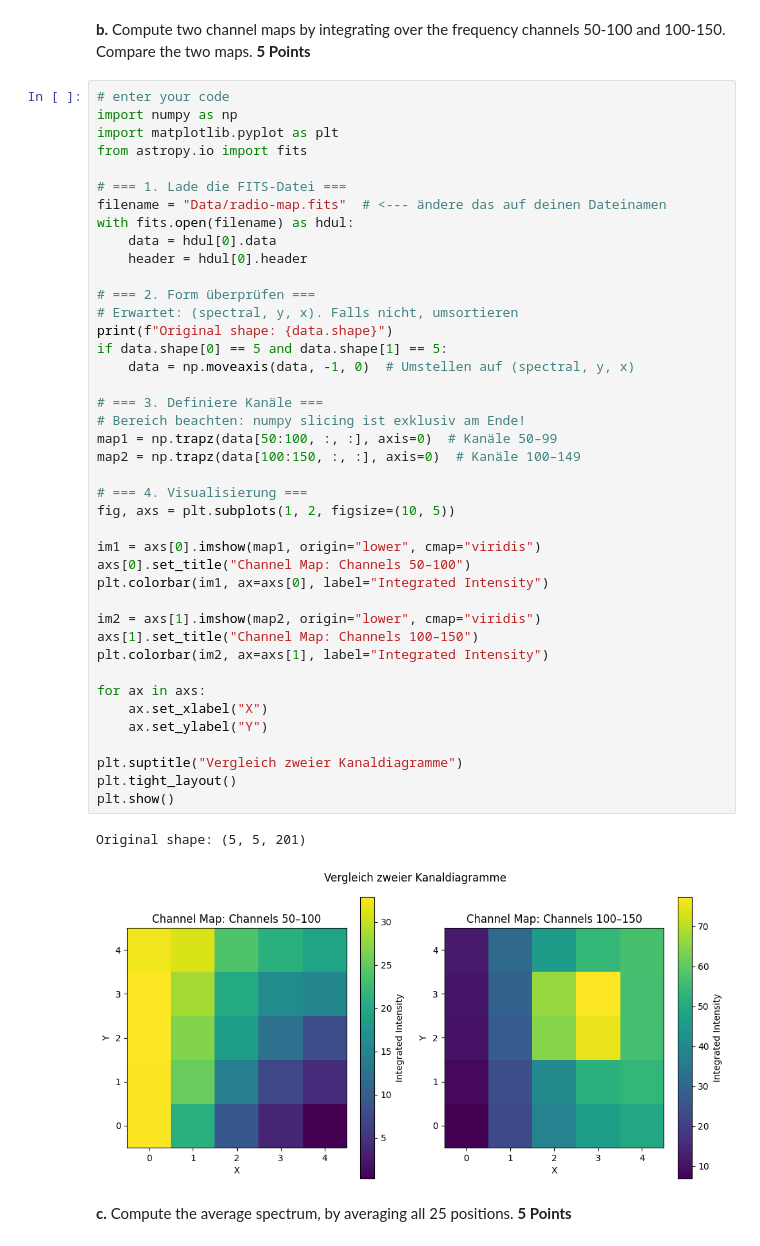
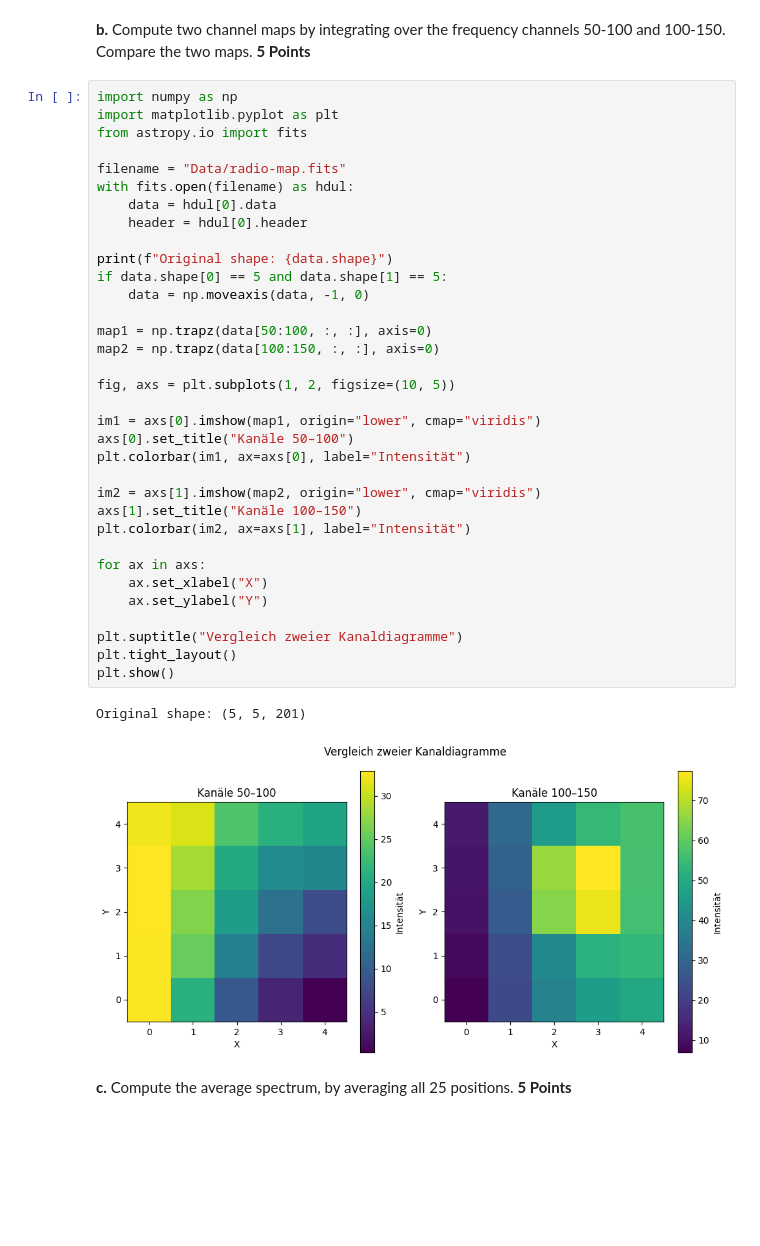
Before and after one commit to DAAP-Summer-2024/astronomical-data-analysis-nilejara, a Jupyter notebook: assignment_2.ipynb, the cells around one changed output. Saved outputs shown, nothing was run; the diff lists cells and outputs as text; blank space fills up the shorter version.

```diff
--- a/assignment_2.ipynb
+++ b/assignment_2.ipynb
@@ -404,49 +372,42 @@ plt.show()
 # %% [markdown]
 **b.** Compute two channel maps by integrating over the frequency channels 50-100 and 100-150. Compare the two maps. **5 Points**
 # %%
-# enter your code
 import numpy as np
 import matplotlib.pyplot as plt
 from astropy.io import fits
 
-# === 1. Lade die FITS-Datei ===
-filename = "Data/radio-map.fits"  # <--- ändere das auf deinen Dateinamen
+filename = "Data/radio-map.fits"
 with fits.open(filename) as hdul:
     data = hdul[0].data
     header = hdul[0].header
 
-# === 2. Form überprüfen ===
-# Erwartet: (spectral, y, x). Falls nicht, umsortieren
 print(f"Original shape: {data.shape}")
 if data.shape[0] == 5 and data.shape[1] == 5:
-    data = np.moveaxis(data, -1, 0)  # Umstellen auf (spectral, y, x)
+    data = np.moveaxis(data, -1, 0)
 
-# === 3. Definiere Kanäle ===
-# Bereich beachten: numpy slicing ist exklusiv am Ende!
-map1 = np.trapz(data[50:100, :, :], axis=0)  # Kanäle 50–99
-map2 = np.trapz(data[100:150, :, :], axis=0)  # Kanäle 100–149
+map1 = np.trapz(data[50:100, :, :], axis=0)
+map2 = np.trapz(data[100:150, :, :], axis=0)
 
-# === 4. Visualisierung ===
 fig, axs = plt.subplots(1, 2, figsize=(10, 5))
 
 im1 = axs[0].imshow(map1, origin="lower", cmap="viridis")
-axs[0].set_title("Channel Map: Channels 50–100")
-plt.colorbar(im1, ax=axs[0], label="Integrated Intensity")
+axs[0].set_title("Kanäle 50–100")
+plt.colorbar(im1, ax=axs[0], label="Intensität")
 
 im2 = axs[1].imshow(map2, origin="lower", cmap="viridis")
-axs[1].set_title("Channel Map: Channels 100–150")
-plt.colorbar(im2, ax=axs[1], label="Integrated Intensity")
+axs[1].set_title("Kanäle 100–150")
+plt.colorbar(im2, ax=axs[1], label="Intensität")
 
 for ax in axs:
     ax.set_xlabel("X")
     ax.set_ylabel("Y")
 
 plt.suptitle("Vergleich zweier Kanaldiagramme")
 plt.tight_layout()
 plt.show()
 # %% [output]
 Original shape: (5, 5, 201)
-[figure, old version]
+[figure, new version]
 # %% [markdown]
 **c.** Compute the average spectrum, by averaging all 25 positions. **5 Points**
 # %%
```
Also changed, not shown: parts of 8 cells of this notebook.
